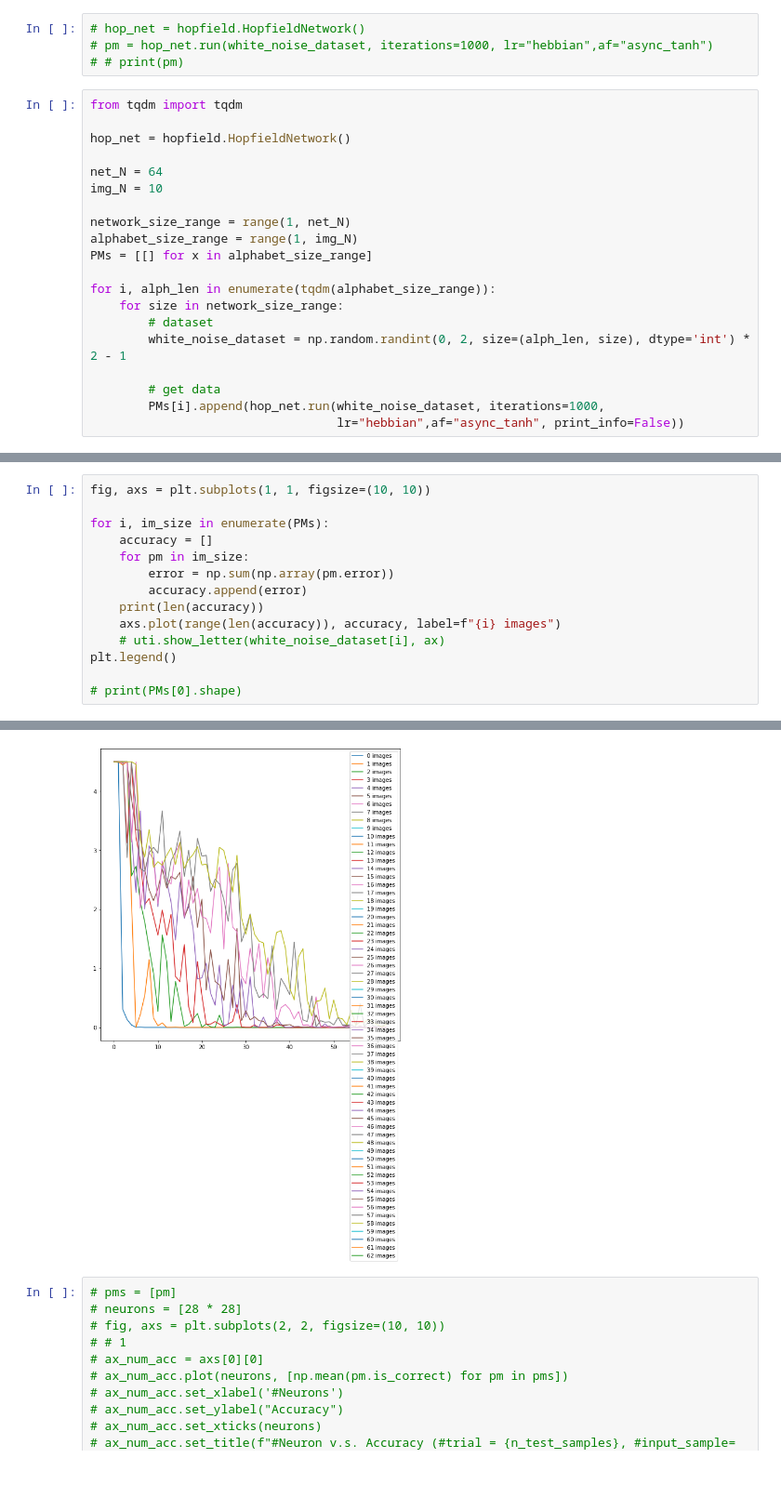
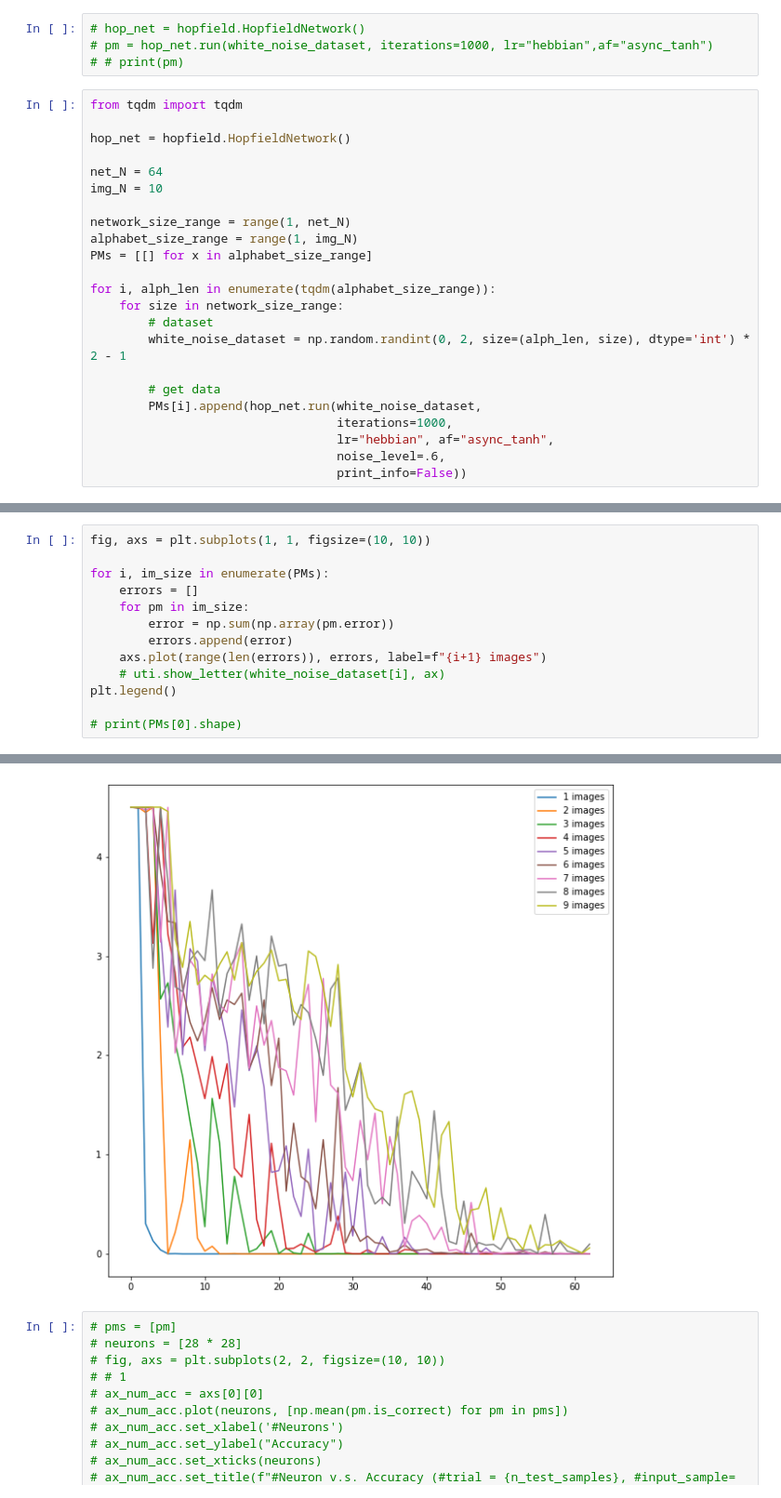
Before and after one commit to doomgutt/NMA-CN-2022-Project--Group-A---Attractor-Networks, a Jupyter notebook: v3 - making graphs.ipynb, the cells around one changed output, grey strips where cells are left out. Shown at 93% size. Saved outputs shown, nothing was run; the diff lists cells and outputs as text; blank space fills up the shorter version.

```diff
--- a/v3 - making graphs.ipynb
+++ b/v3 - making graphs.ipynb
@@ -44,5 +46,8 @@ for i, alph_len in enumerate(tqdm(alphabet_size_range)):
         white_noise_dataset = np.random.randint(0, 2, size=(alph_len, size), dtype='int') * 2 - 1
 
         # get data
-        PMs[i].append(hop_net.run(white_noise_dataset, iterations=1000,
-                                  lr="hebbian",af="async_tanh", print_info=False))
+        PMs[i].append(hop_net.run(white_noise_dataset,
+                                  iterations=1000,
+                                  lr="hebbian", af="async_tanh",
+                                  noise_level=.6,
+                                  print_info=False))
@@ -50,12 +57,11 @@ for i, alph_len in enumerate(tqdm(alphabet_size_range)):
 fig, axs = plt.subplots(1, 1, figsize=(10, 10))
 
 for i, im_size in enumerate(PMs):
-    accuracy = []
+    errors = []
     for pm in im_size:
         error = np.sum(np.array(pm.error))
-        accuracy.append(error)
-    print(len(accuracy))
-    axs.plot(range(len(accuracy)), accuracy, label=f"{i} images")
+        errors.append(error)
+    axs.plot(range(len(errors)), errors, label=f"{i+1} images")
     # uti.show_letter(white_noise_dataset[i], ax)
 plt.legend()
 
@@ -82,4 +71,4 @@ plt.legend()
-[figure, old version]
+[figure, new version]
 # %%
 # pms = [pm]
 # neurons = [28 * 28]
```
Also changed, not shown: parts of 3 cells of this notebook.
